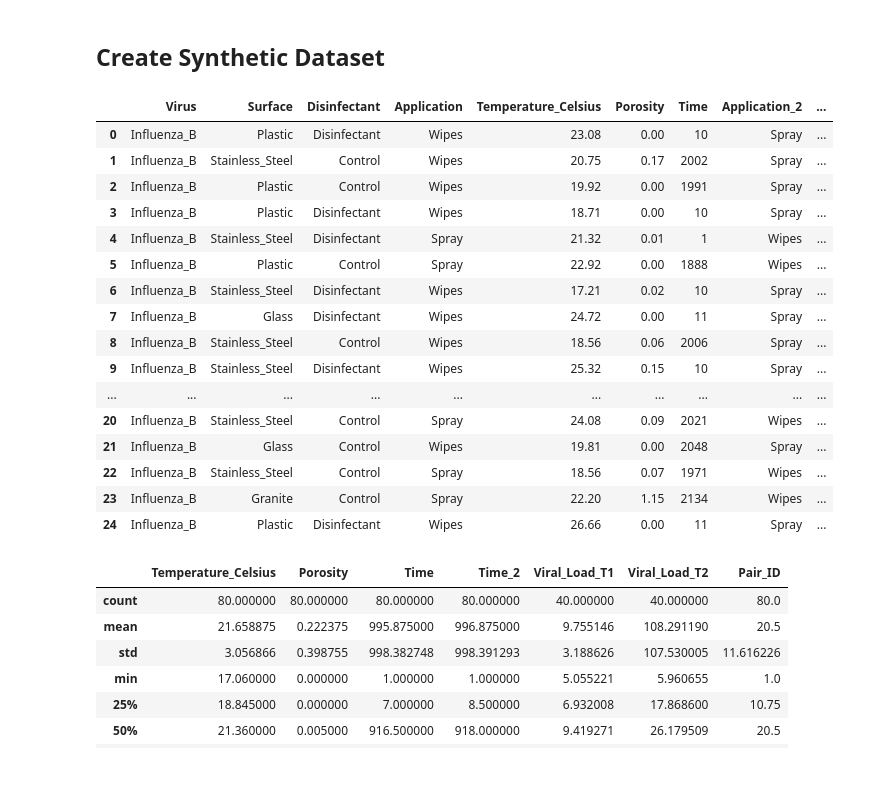
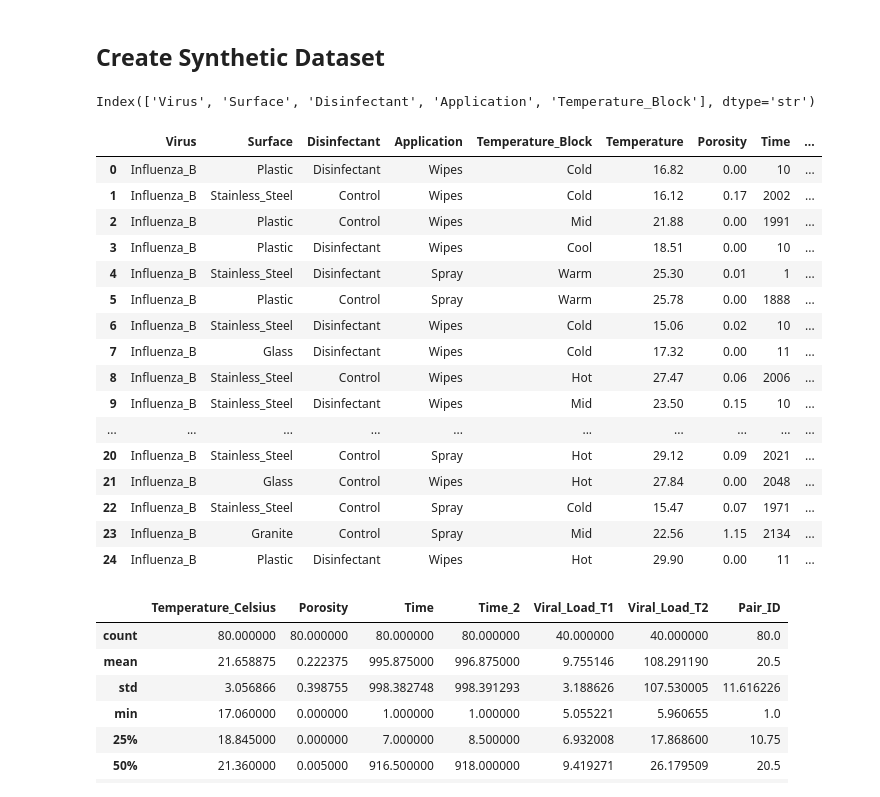
Before and after one commit to mdmmirfan/Virus-Survivability-Test-INF2178, a Jupyter notebook: INF2178 Assignment 3.ipynb, the cells around one changed output. Cells and saved outputs as stored; diff of their text form; code cells hidden in the pictures.

Commit message:
attempt 2: updated df to have temp_blocks and temps

```diff
--- a/INF2178 Assignment 3.ipynb
+++ b/INF2178 Assignment 3.ipynb
@@ -21,6 +21,9 @@ n = 80
 # create the categorical variables
 # create the constant of 1 virus
 virus = ['Influenza_B'] * n
+
+# create temperature blocks
+
 
 # create the surfaces in the data set by assigning each equaly
 surface = ["Stainless_Steel"] * 20 + ["Plastic"] * 20 + ["Granite"] * 20 + ["Glass"] * 20
@@ -36,21 +39,39 @@ application = []
 for i in range(8):
     application.extend(["Wipes"] * 5 + ["Spray"] * 5)
 
+# create temperature block
+temp_block = []
+for i in range(16):
+    temp_block.extend(["Cold"] + ["Cool"] + ["Mid"] + ["Warm"] + ["Hot"])
+
 # create dataframe containing the categorical variables
 df = pd.DataFrame({
     "Virus": virus,
     "Surface": surface,
     "Disinfectant": disinfectant,
-    "Application" : application
+    "Application" : application,
+    "Temperature_Block" : temp_block
 })
+
+print(df.columns)
 
 # create continuous variables and add them to the dataframe
 # use random seed to ensure replicability
 np.random.seed(42)
 
 # create the random values for temperature
-df["Temperature_Celsius"] = np.random.uniform(17, 27, 80)
-df["Temperature_Celsius"] = df["Temperature_Celsius"].round(2) # add to data frame and round
+def get_temp(temp_block):
+    if temp_block == "Cold":
+        return np.random.uniform(15,18)
+    elif temp_block == "Cool":
+        return np.random.uniform(18,21)
+    elif temp_block == "Mid":
+        return np.random.uniform(21,24)
+    elif temp_block == "Warm":
+        return np.random.uniform(24,27)
+    else:
+        return np.random.uniform(27,30)
+df['Temperature'] = df['Temperature_Block'].apply(get_temp).round(2)
 
 # function to create the random values for porosity based on surface
 def get_porosity(surface):
@@ -63,8 +84,8 @@ def get_porosity(surface):
     else:
         return 0
 
-df['Porosity'] = df['Surface'].apply(get_porosity) #run function using surface as input
-df['Porosity'] = df['Porosity'].round(2) #add to dataframe and round
+df['Porosity'] = df['Surface'].apply(get_porosity).round(2) #run function using surface as input
+#df['Porosity'] = df['Porosity'].round(2) #add to dataframe and round
 
 
 # create random values for time based on all input variables
@@ -190,51 +211,52 @@ df = df.merge(
 # shuffle data to avoid pairing bias
 np.random.seed(42)
 df = df.sample(frac=1).reset_index(drop=True)
 
 # create empty column
 df["Pair_ID"] = np.nan
 
 pair_id = 1 #set starting pair id
 
 # group by the controlled variables
 for (surface, disinfectant), group in df.groupby(["Surface", "Disinfectant"]):
     wipe_rows = group[group["Application"] == "Wipes"].index.tolist()
     spray_rows = group[group["Application"] == "Spray"].index.tolist()
 
     # ensure equal matching
     n_pairs = min(len(wipe_rows), len(spray_rows))
 
     for i in range(n_pairs):
         df.loc[wipe_rows[i], "Pair_ID"] = pair_id
         df.loc[spray_rows[i], "Pair_ID"] = pair_id
         pair_id += 1
 
 # convert to integer
 df["Pair_ID"] = df["Pair_ID"].astype("Int64")
 
 
 # add temp block
-df["Temp_Block"] = pd.qcut(df["Temperature_Celsius"], q=3, labels=['Low', 'Mid', 'High'])
+#df["Temp_Block"] = pd.qcut(df["Temperature_Celsius"], q=3, labels=['Low', 'Mid', 'High'])
 
 df.head(25)
 # %% [output]
+Index(['Virus', 'Surface', 'Disinfectant', 'Application', 'Temperature_Block'], dtype='str')
-|  | Virus | Surface | Disinfectant | Application | Temperature_Celsius | Porosity | Time | Application_2 | ... |
-| 0 | Influenza_B | Plastic | Disinfectant | Wipes | 23.08 | 0.00 | 10 | Spray | ... |
-| 1 | Influenza_B | Stainless_Steel | Control | Wipes | 20.75 | 0.17 | 2002 | Spray | ... |
-| 2 | Influenza_B | Plastic | Control | Wipes | 19.92 | 0.00 | 1991 | Spray | ... |
-| 3 | Influenza_B | Plastic | Disinfectant | Wipes | 18.71 | 0.00 | 10 | Spray | ... |
-| 4 | Influenza_B | Stainless_Steel | Disinfectant | Spray | 21.32 | 0.01 | 1 | Wipes | ... |
-| 5 | Influenza_B | Plastic | Control | Spray | 22.92 | 0.00 | 1888 | Wipes | ... |
-| 6 | Influenza_B | Stainless_Steel | Disinfectant | Wipes | 17.21 | 0.02 | 10 | Spray | ... |
-| 7 | Influenza_B | Glass | Disinfectant | Wipes | 24.72 | 0.00 | 11 | Spray | ... |
-| 8 | Influenza_B | Stainless_Steel | Control | Wipes | 18.56 | 0.06 | 2006 | Spray | ... |
-| 9 | Influenza_B | Stainless_Steel | Disinfectant | Wipes | 25.32 | 0.15 | 10 | Spray | ... |
+|  | Virus | Surface | Disinfectant | Application | Temperature_Block | Temperature | Porosity | Time | ... |
+| 0 | Influenza_B | Plastic | Disinfectant | Wipes | Cold | 16.82 | 0.00 | 10 | ... |
+| 1 | Influenza_B | Stainless_Steel | Control | Wipes | Cold | 16.12 | 0.17 | 2002 | ... |
+| 2 | Influenza_B | Plastic | Control | Wipes | Mid | 21.88 | 0.00 | 1991 | ... |
+| 3 | Influenza_B | Plastic | Disinfectant | Wipes | Cool | 18.51 | 0.00 | 10 | ... |
+| 4 | Influenza_B | Stainless_Steel | Disinfectant | Spray | Warm | 25.30 | 0.01 | 1 | ... |
+| 5 | Influenza_B | Plastic | Control | Spray | Warm | 25.78 | 0.00 | 1888 | ... |
+| 6 | Influenza_B | Stainless_Steel | Disinfectant | Wipes | Cold | 15.06 | 0.02 | 10 | ... |
+| 7 | Influenza_B | Glass | Disinfectant | Wipes | Cold | 17.32 | 0.00 | 11 | ... |
+| 8 | Influenza_B | Stainless_Steel | Control | Wipes | Hot | 27.47 | 0.06 | 2006 | ... |
+| 9 | Influenza_B | Stainless_Steel | Disinfectant | Wipes | Mid | 23.50 | 0.15 | 10 | ... |
 | ... | ... | ... | ... | ... | ... | ... | ... | ... | ... |
-| 20 | Influenza_B | Stainless_Steel | Control | Spray | 24.08 | 0.09 | 2021 | Wipes | ... |
-| 21 | Influenza_B | Glass | Control | Wipes | 19.81 | 0.00 | 2048 | Spray | ... |
-| 22 | Influenza_B | Stainless_Steel | Control | Spray | 18.56 | 0.07 | 1971 | Wipes | ... |
-| 23 | Influenza_B | Granite | Control | Spray | 22.20 | 1.15 | 2134 | Wipes | ... |
-| 24 | Influenza_B | Plastic | Disinfectant | Wipes | 26.66 | 0.00 | 11 | Spray | ... |
+| 20 | Influenza_B | Stainless_Steel | Control | Spray | Hot | 29.12 | 0.09 | 2021 | ... |
+| 21 | Influenza_B | Glass | Control | Wipes | Hot | 27.84 | 0.00 | 2048 | ... |
+| 22 | Influenza_B | Stainless_Steel | Control | Spray | Cold | 15.47 | 0.07 | 1971 | ... |
+| 23 | Influenza_B | Granite | Control | Spray | Mid | 22.56 | 1.15 | 2134 | ... |
+| 24 | Influenza_B | Plastic | Disinfectant | Wipes | Hot | 29.90 | 0.00 | 11 | ... |
 # %%
 df.describe()
 # %% [output]
```
